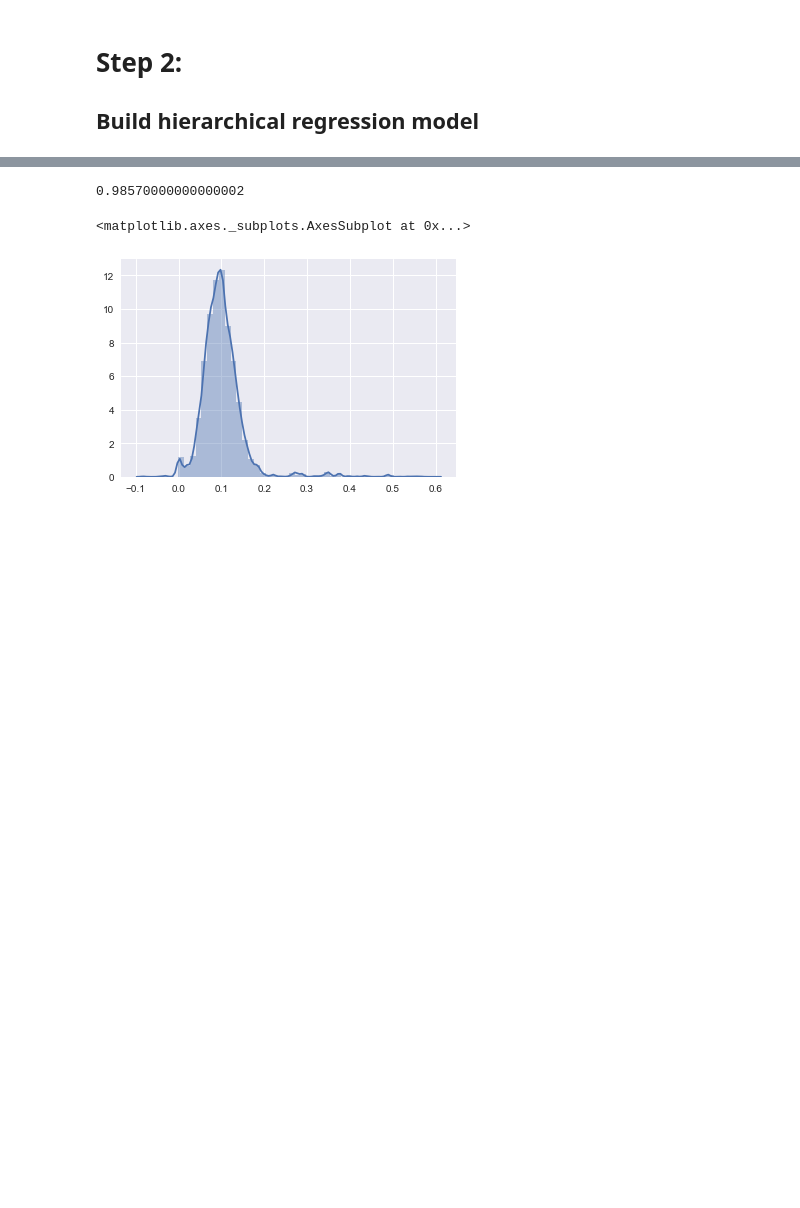
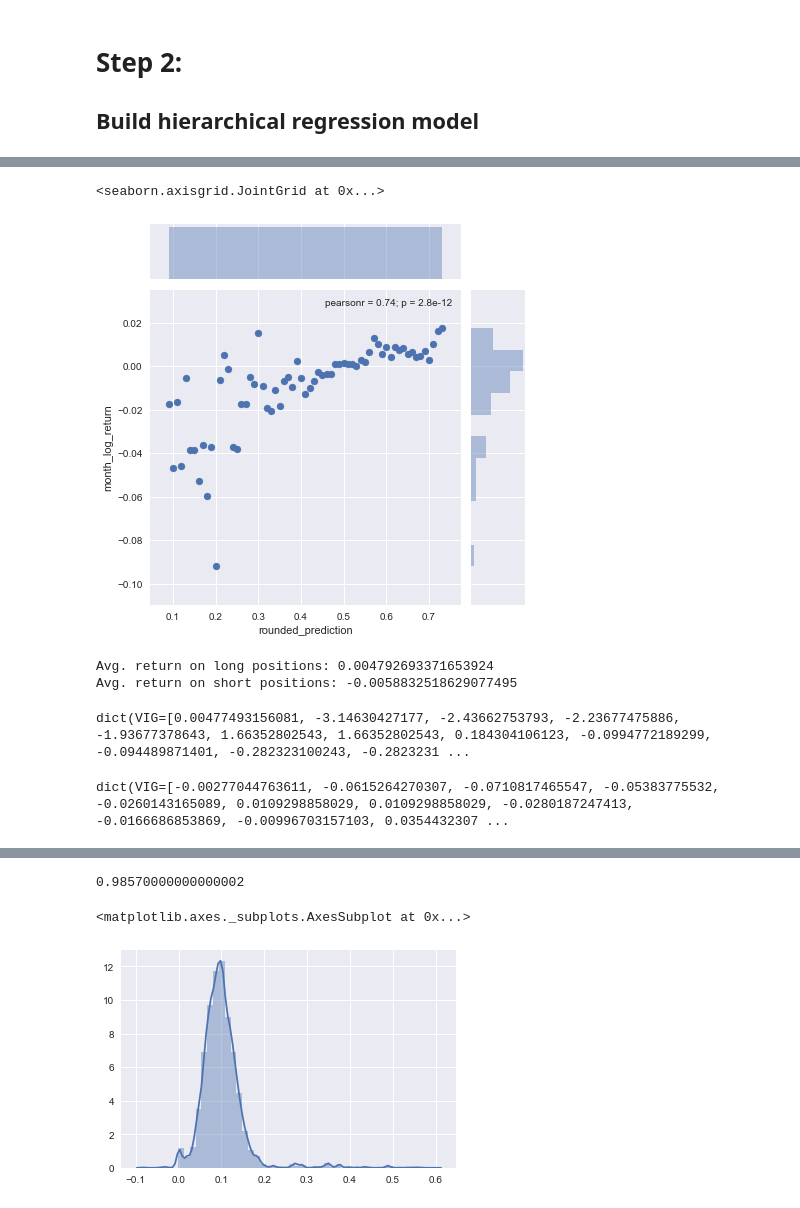
Before and after one commit to bglick13/Bayesian-Stock-Models, a Jupyter notebook: Initial Research.ipynb, the cells around one changed output, grey strips where cells are left out. Saved outputs shown, nothing was run; the diff lists cells and outputs as text; code cells hidden in the pictures; blank space fills up the shorter version.

```diff
--- a/Initial Research.ipynb
+++ b/Initial Research.ipynb
@@ -242,0 +270,12 @@ See the caveats in the documentation: http://pandas.pydata.org/pandas-docs/stabl
+# %%
+combined['rounded_prediction'] = combined['prediction'].round(2)
+sns.jointplot(combined.groupby('rounded_prediction').mean()['month_log_return'].index, combined.groupby('rounded_prediction').mean()['month_log_return'])
+# %% [output]
+<seaborn.axisgrid.JointGrid at 0x...>
+[figure, added]
+# %%
+print('Avg. return on long positions: {}'.format(combined.loc[combined.prediction >= .5, 'month_log_return'].mean()))
+print('Avg. return on short positions: {}'.format(combined.loc[combined.prediction < .5, 'month_log_return'].mean()))
+# %% [output]
+Avg. return on long positions: 0.004792693371653924
+Avg. return on short positions: -0.0058832518629077495
@@ -243 +288,27 @@ See the caveats in the documentation: http://pandas.pydata.org/pandas-docs/stabl
+# %%
+s = 'dict('
+for t, a in ticker_to_a.items():
+    s += t + '=['
+    for x in a:
+        s += str(x) + ', '
+    s = s[:-2]
+    s += '],'
+s = s[:-1]
+s += ')\n'
+print(s)
+# %% [output]
+dict(VIG=[0.00477493156081, -3.14630427177, -2.43662753793, -2.23677475886, -1.93677378643, 1.66352802543, 1.66352802543, 0.184304106123, -0.0994772189299, -0.094489871401, -0.282323100243, -0.2823231 ...
+# %%
+s = 'dict('
+for t, a in ticker_to_b.items():
+    s += t + '=['
+    for x in a:
+        s += str(x) + ', '
+    s = s[:-2]
+    s += '],'
+s = s[:-1]
+s += ')\n'
+print(s)
+# %% [output]
+dict(VIG=[-0.00277044763611, -0.0615264270307, -0.0710817465547, -0.05383775532, -0.0260143165089, 0.0109298858029, 0.0109298858029, -0.0280187247413, -0.0166686853869, -0.00996703157103, 0.0354432307 ...
 # %%
```
Also changed, not shown: parts of 23 cells of this notebook, 14 other files.
